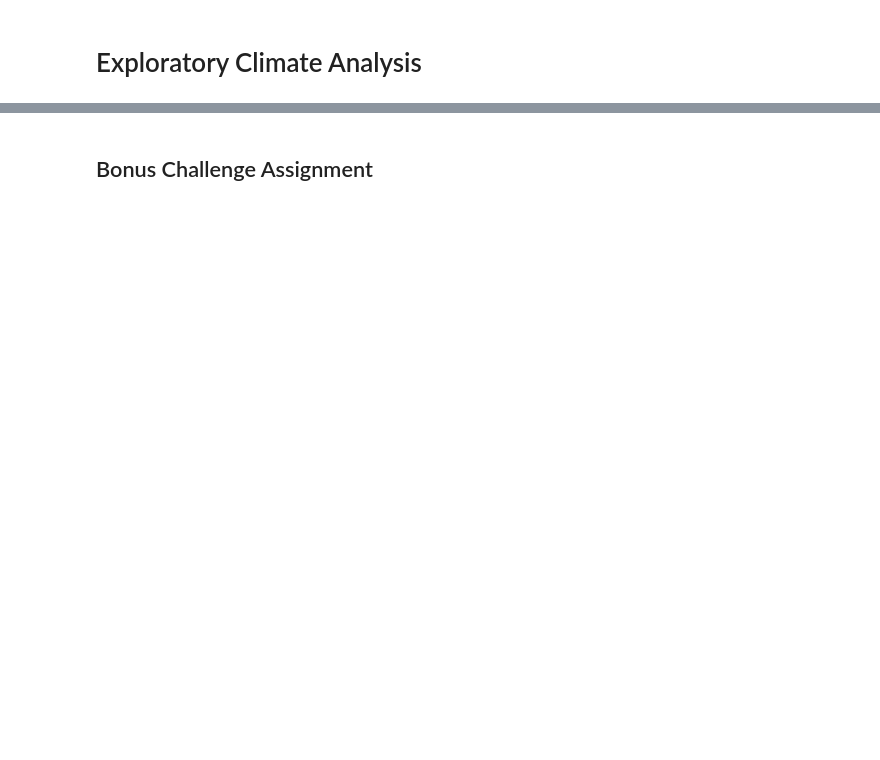
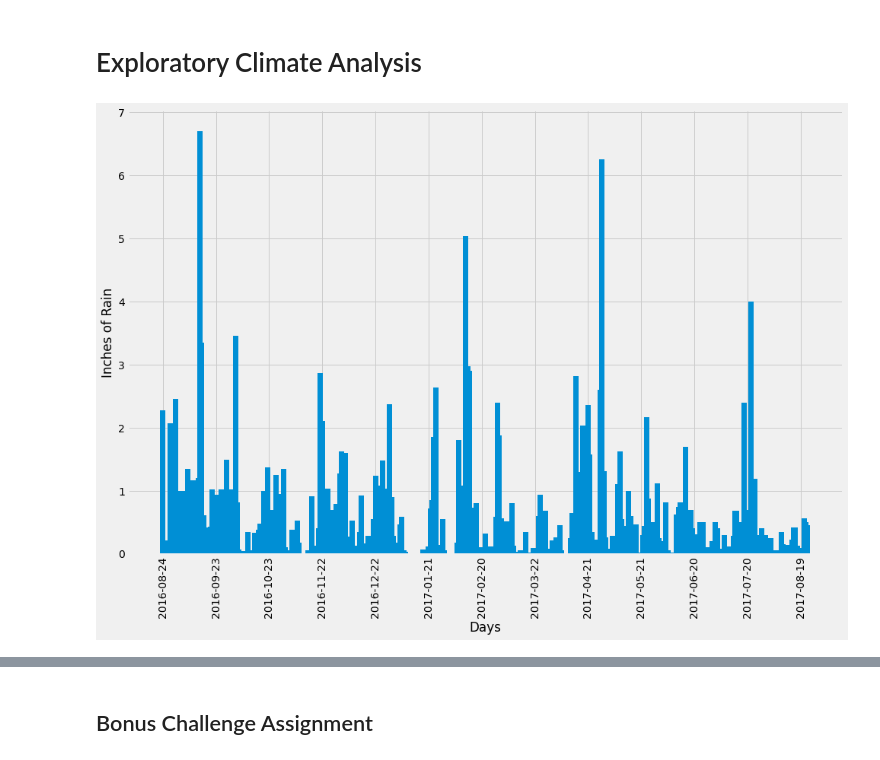
Before and after one commit to travisb98/Climate_Analysis, a Jupyter notebook: climate.ipynb, the cells around one changed output, grey strips where cells are left out. Drawn from its saved outputs; the diff is of its cells as text; code cells hidden in the pictures; blank space fills up the shorter version.

```diff
--- a/climate.ipynb
+++ b/climate.ipynb
@@ -67,44 +83,44 @@ hon_sta_id=engine.execute("SELECT station from station WHERE name like '%Honolul
 # %%
 # Design a query to retrieve the last 12 months of precipitation data and plot the results
 
+
 ####getting the max day from the measurement table and converting it into datetime format
-max_date = session.query(func.max(mt.date)).filter(mt.station==hon_sta_id).first()[0]
+
+max_date = session.query(func.max(mt.date)).first()[0]
 max_date = dt.datetime.strptime(max_date,'%Y-%m-%d')
 
 # Calculate the date 1 year ago from the last data point in the database
 year_ago =(max_date - dt.timedelta(weeks=52)).replace(day=max_date.day)
 
 ##### converting it into a format that we're able to query with
 year_ago = f'{year_ago.year}-{year_ago.month:02d}-{year_ago.day:02d}'
 
-
-
-# Perform a query to retrieve the data and precipitation scores
-annual_pre_list = session.query(mt.date,mt.prcp).filter(mt.station==hon_sta_id,mt.date>year_ago).all()
-
+# Perform a query to retrieve the data and precipitation amounts
+annual_pre_list = session.query(mt.date,mt.prcp).filter(mt.date>year_ago).all()
 
 year_list =[pd.to_datetime(x,format='%Y-%m-%d') for x,y in annual_pre_list]
 precip_list = [y for x,y in annual_pre_list]
-# print(type(year_list[0]))
 
 # Save the query results as a Pandas DataFrame and set the index to the date column &  Sort the dataframe by date, and remove null values
 annual_pre_df = pd.DataFrame({"precipitation":precip_list},index=year_list).sort_index().dropna()
 # # Use Pandas Plotting with Matplotlib to plot the data
 
 #### defining x ticks as every 30 days
 x_ticks=[annual_pre_df.index[0]]
 for x in range(12):
     new_date = x_ticks[-1] + dt.timedelta(days=30)
     x_ticks.append(new_date)
 
 
-
+###plotting
 plt.figure(figsize=(15,10))
 plt.bar(annual_pre_df.index,annual_pre_df.precipitation,width=3)
 plt.xticks(x_ticks,rotation='vertical')
 plt.xlabel("Days")
 plt.ylabel("Inches of Rain")
 plt.show()
+# %% [output]
+[figure, added]
 # %%
 # Use Pandas to calcualte the summary statistics for the precipitation data
 annual_pre_df.describe()
```
Also changed, not shown: parts of 7 cells of this notebook, 1 other file.
